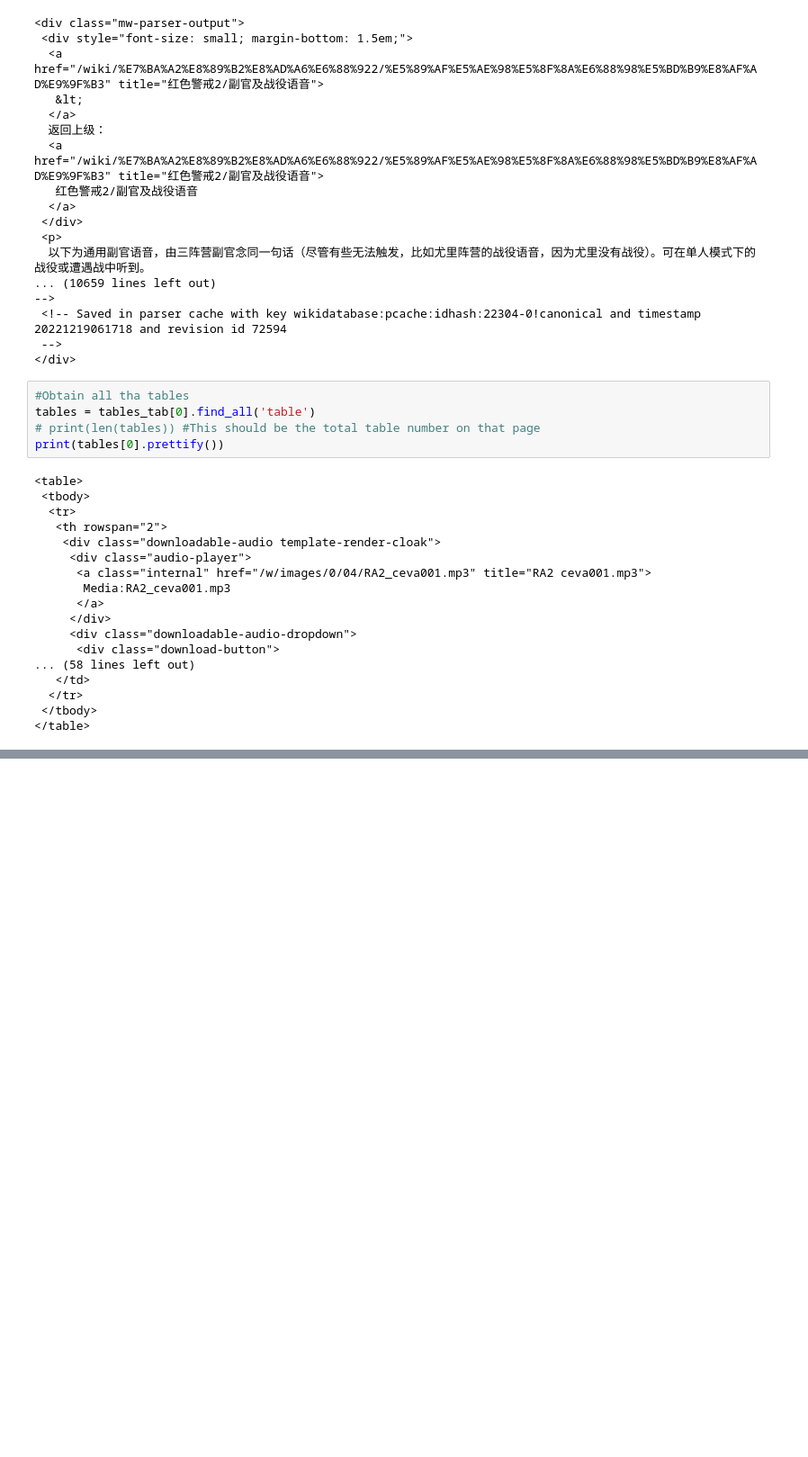
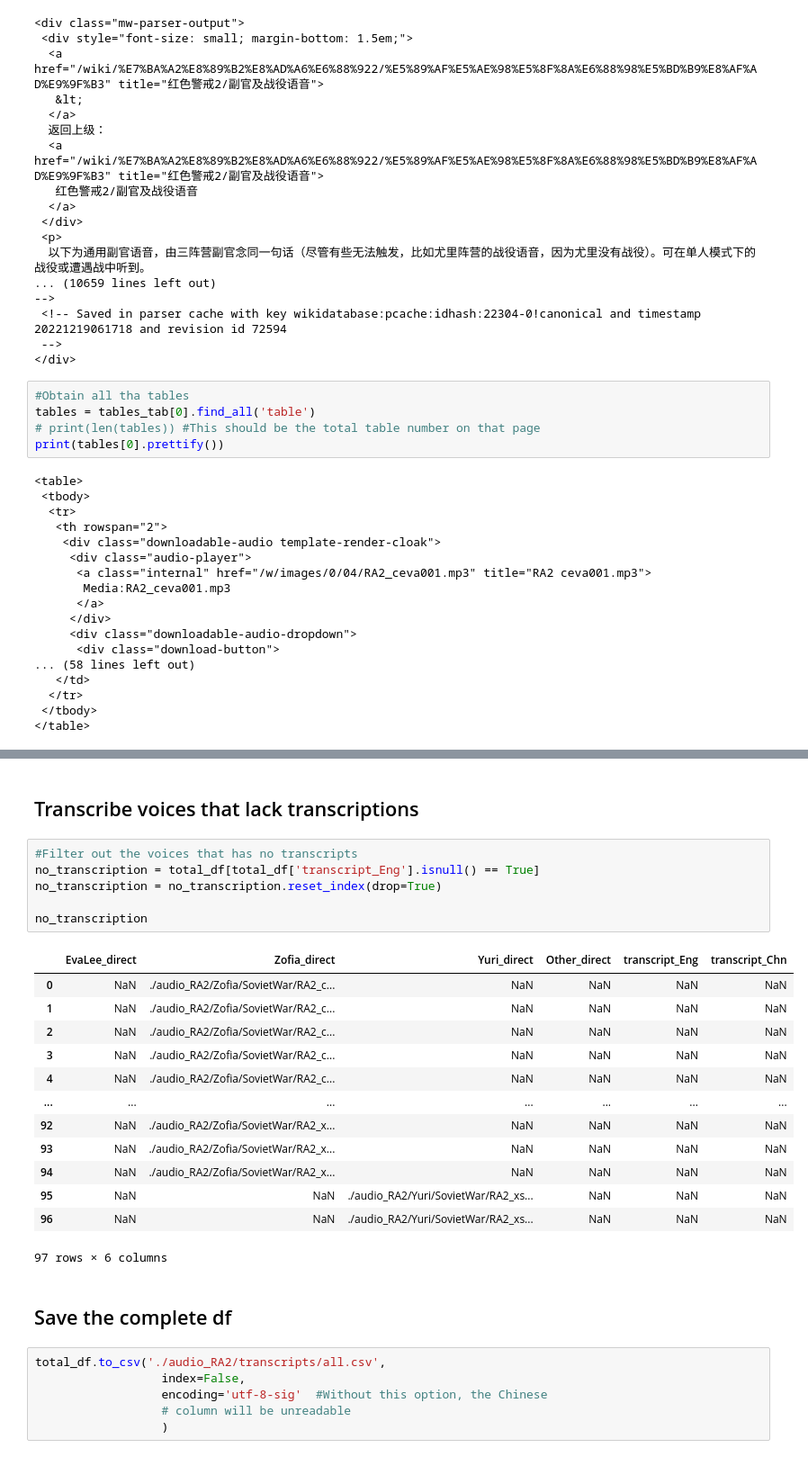
Before and after one commit to junqilu/AudioManipulation, a Jupyter notebook: download_red_alert_voices.ipynb, the cells around one changed output, grey strips where cells are left out. Shown at 90% size. Cells and saved outputs as stored; diff of their text form; blank space fills up the shorter version.

```diff
--- a/download_red_alert_voices.ipynb
+++ b/download_red_alert_voices.ipynb
@@ -200,0 +849,30 @@ general_df.to_csv('./audio_RA2/transcripts/general.csv',
+# %% [markdown]
+## Transcribe voices that lack transcriptions
+# %%
+#Filter out the voices that has no transcripts
+no_transcription = total_df[total_df['transcript_Eng'].isnull() == True]
+no_transcription = no_transcription.reset_index(drop=True)
+
+no_transcription
+# %% [output]
+|  | EvaLee_direct | Zofia_direct | Yuri_direct | Other_direct | transcript_Eng | transcript_Chn |
+| 0 | NaN | ./audio_RA2/Zofia/SovietWar/RA2_c... | NaN | NaN | NaN | NaN |
+| 1 | NaN | ./audio_RA2/Zofia/SovietWar/RA2_c... | NaN | NaN | NaN | NaN |
+| 2 | NaN | ./audio_RA2/Zofia/SovietWar/RA2_c... | NaN | NaN | NaN | NaN |
+| 3 | NaN | ./audio_RA2/Zofia/SovietWar/RA2_c... | NaN | NaN | NaN | NaN |
+| 4 | NaN | ./audio_RA2/Zofia/SovietWar/RA2_c... | NaN | NaN | NaN | NaN |
+| ... | ... | ... | ... | ... | ... | ... |
+| 92 | NaN | ./audio_RA2/Zofia/SovietWar/RA2_x... | NaN | NaN | NaN | NaN |
+| 93 | NaN | ./audio_RA2/Zofia/SovietWar/RA2_x... | NaN | NaN | NaN | NaN |
+| 94 | NaN | ./audio_RA2/Zofia/SovietWar/RA2_x... | NaN | NaN | NaN | NaN |
+| 95 | NaN | NaN | ./audio_RA2/Yuri/SovietWar/RA2_xs... | NaN | NaN | NaN |
+| 96 | NaN | NaN | ./audio_RA2/Yuri/SovietWar/RA2_xs... | NaN | NaN | NaN |
+97 rows × 6 columns
+# %% [markdown]
+## Save the complete df
+# %%
+total_df.to_csv('./audio_RA2/transcripts/all.csv',
+                  index=False,
+                  encoding='utf-8-sig'  #Without this option, the Chinese
+                  # column will be unreadable
+                  )
```
Also changed, not shown: parts of 39 cells of this notebook.
